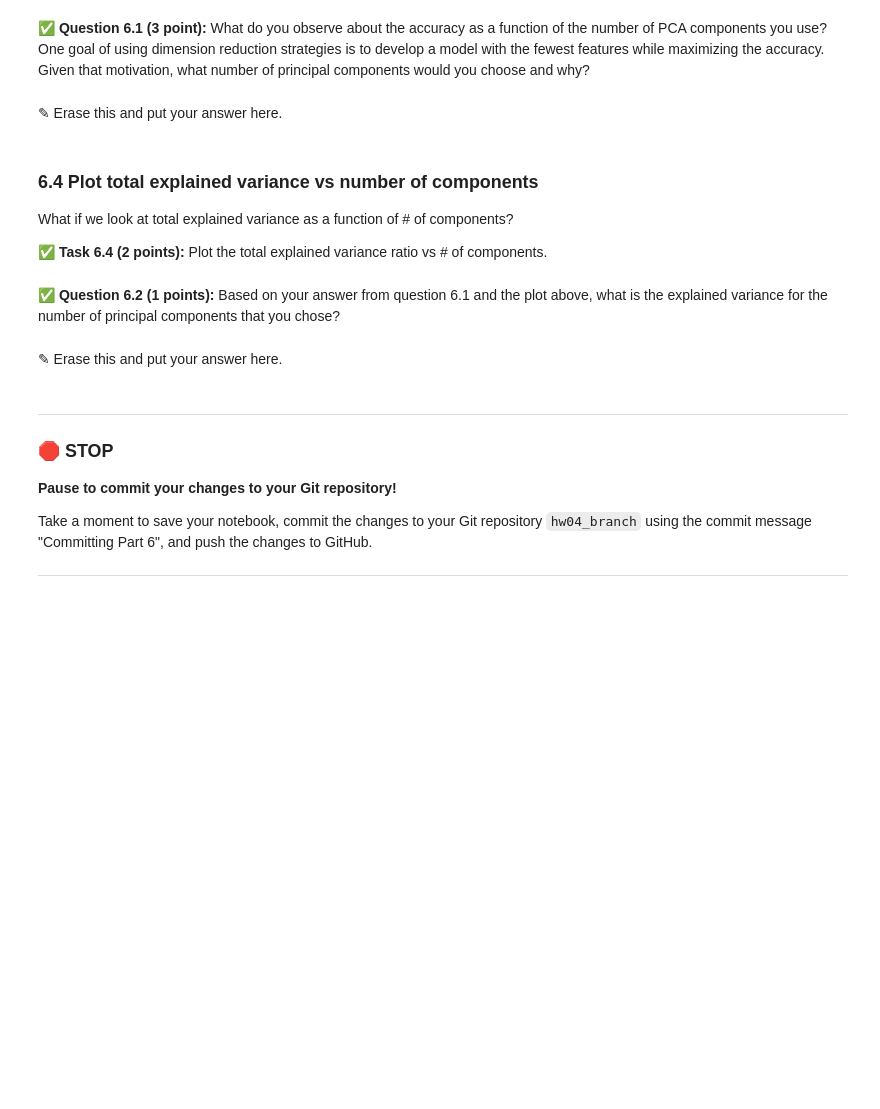
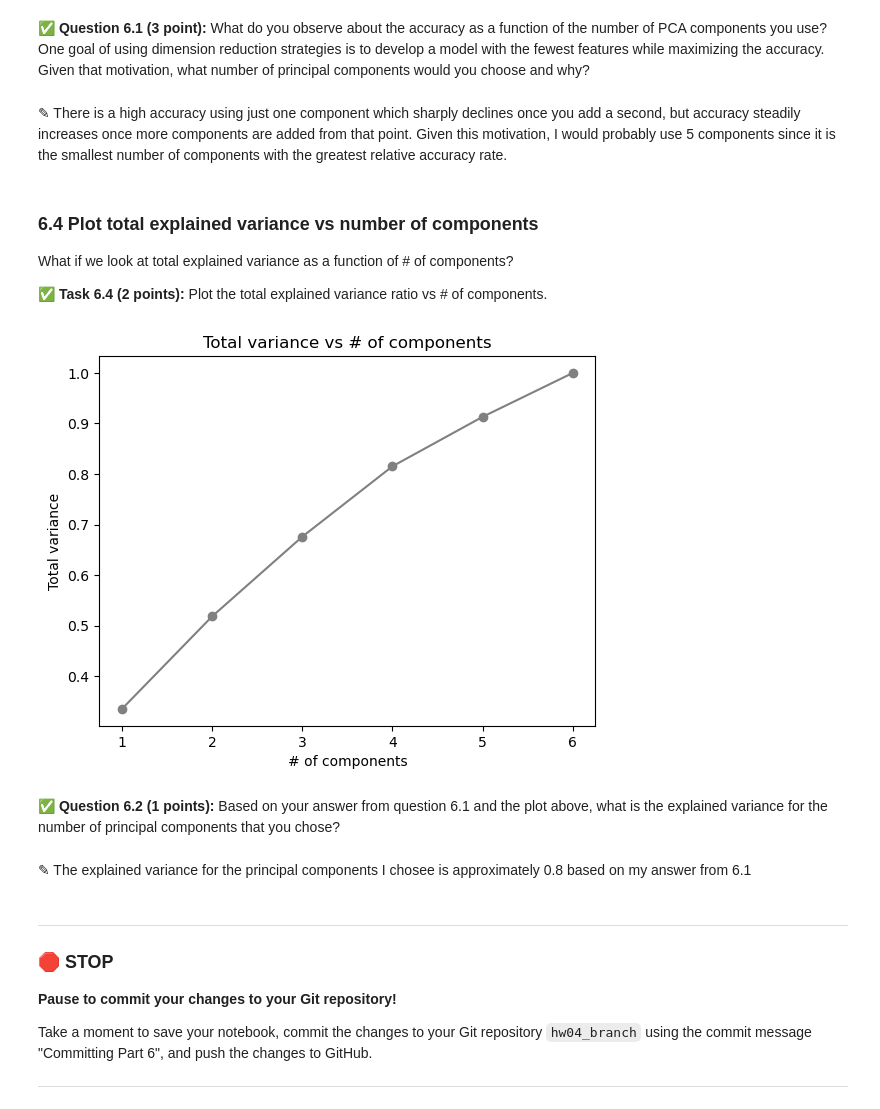
Before and after one commit to varshasg/CMSE202-s23-turnin, a Jupyter notebook: hw-04/HW-04_PerceptronSVMandPCA-STUDENT.ipynb, the cells around one changed output. Saved outputs shown, nothing was run; the diff lists cells and outputs as text; code cells hidden in the pictures; blank space fills up the shorter version.

```diff
--- a/hw-04/HW-04_PerceptronSVMandPCA-STUDENT.ipynb
+++ b/hw-04/HW-04_PerceptronSVMandPCA-STUDENT.ipynb
@@ -485,7 +523,7 @@ Now that we have those numbers, it makes sense to look at the accuracy vs # of c
 # %% [markdown]
 **&#9989; Question 6.1 (3 point):** What do you observe about the accuracy as a function of the number of PCA components you use? One goal of using dimension reduction strategies is to develop a model with the fewest features while maximizing the accuracy. Given that motivation, what number of principal components would you choose and why?
-# %% [markdown]
-<font size=+3>&#9998;</font> Erase this and put your answer here.
+# %% [markdown]
+<font size=+3>&#9998;</font> There is a high accuracy using just one component which sharply declines once you add a second, but accuracy steadily increases once more components are added from that point. Given this motivation, I would probably use 5 components since it is the smallest number of components with the greatest relative accuracy rate.
 # %% [markdown]
 ### 6.4 Plot total explained variance vs number of components
 
@@ -497,7 +533,16 @@ What if we look at total explained variance as a function of # of components?
+# %%
+# Put your code here
+plt.plot(num_components,evrs,marker='o',color="grey")
+plt.title('Total variance vs # of components')
+plt.xlabel('# of components')
+plt.ylabel('Total variance')
+plt.show()
+# %% [output]
+[figure, added]
 # %% [markdown]
 **&#9989; Question 6.2 (1 points):** Based on your answer from question 6.1 and the plot above, what is the explained variance for the number of principal components that you chose?
-# %% [markdown]
-<font size=+3>&#9998;</font> Erase this and put your answer here.
+# %% [markdown]
+<font size=+3>&#9998;</font> The explained variance for the principal components I chosee is approximately 0.8 based on my answer from 6.1
 # %% [markdown]
 ---
 ### &#128721; STOP
```
Also changed, not shown: parts of 9 cells of this notebook.
